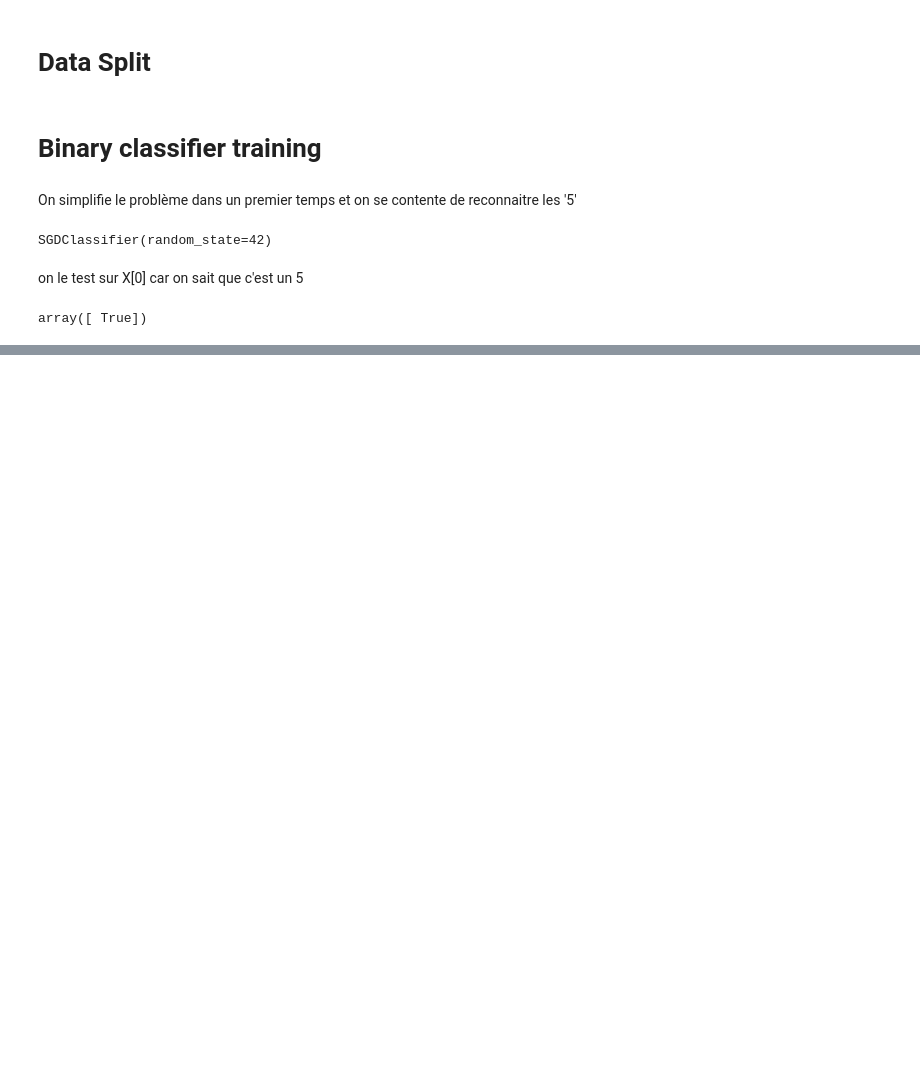
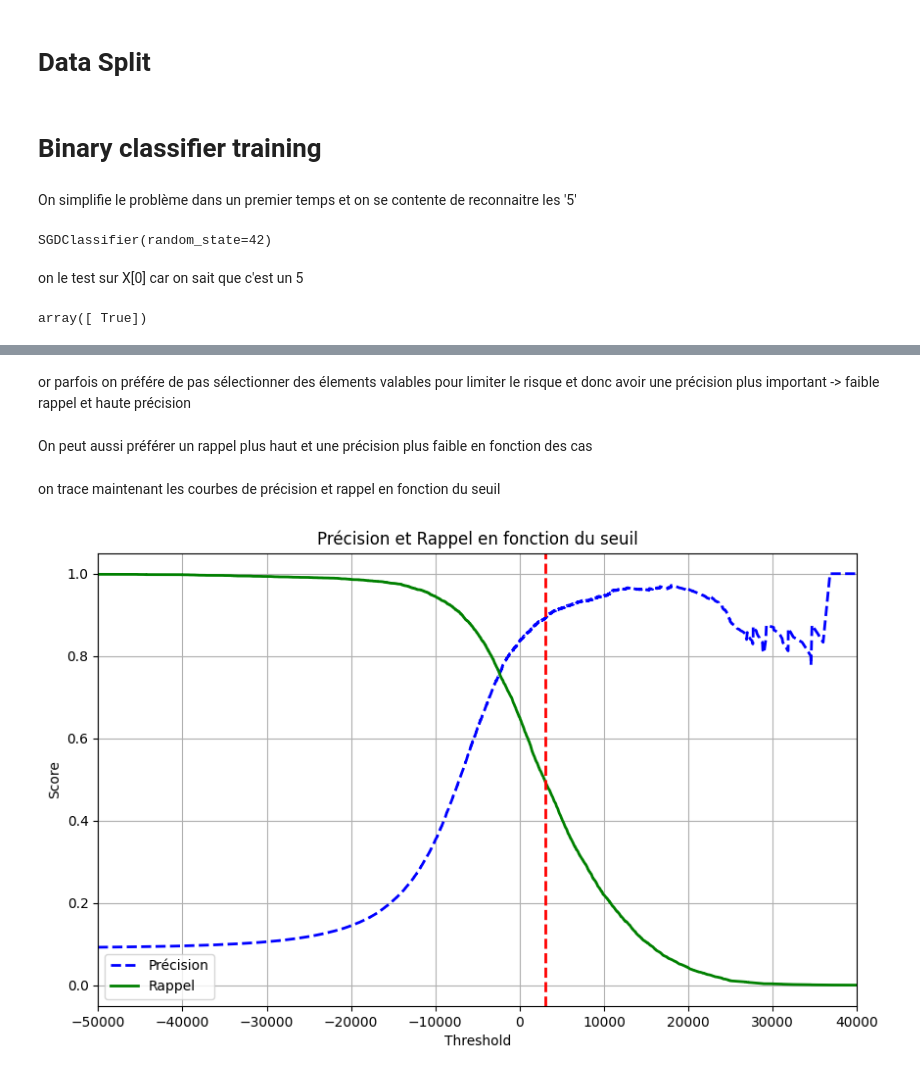
Before and after one commit to el-masry-abdelrhman/Handwritten-Digit-Recognition-in-python, a Jupyter notebook: calligraphy_reader.ipynb, the cells around one changed output, grey strips where cells are left out. Cells and saved outputs as stored; diff of their text form; code cells hidden in the pictures; blank space fills up the shorter version.

```diff
--- a/calligraphy_reader.ipynb
+++ b/calligraphy_reader.ipynb
@@ -85,0 +96,7 @@ Il détecte en effet que c'est un 5
+# %%
+from sklearn.dummy  import DummyClassifier
+
+dummy_clf = DummyClassifier()
+dummy_clf.fit(X_train, y_train_5)
+
+cross_val_score(dummy_clf, X_train, y_train_5, cv=3, scoring="accuracy")
@@ -85,0 +150,32 @@ Il détecte en effet que c'est un 5
+# %% [markdown]
+or parfois on préfére de pas sélectionner des élements valables pour limiter le risque et donc avoir une précision plus important -> faible rappel et haute précision
+# %% [markdown]
+On peut aussi préférer un rappel plus haut et une précision plus faible en fonction des cas
+# %%
+y_scores = cross_val_predict(binary_classifier, X_train, y_train_5, cv=3, method="decision_function")
+# %%
+from sklearn.metrics import precision_recall_curve
+
+precisions, recalls, threshold = precision_recall_curve(y_train_5, y_scores)
+# %% [markdown]
+on trace maintenant les courbes de précision et rappel en fonction du seuil
+# %%
+import numpy as np
+plt.figure(figsize=(10, 6))
+plt.grid(True)
+
+plt.plot(threshold, precisions[:-1], "b--", label="Précision", linewidth=2)
+plt.plot(threshold, recalls[:-1], "g-", label="Rappel", linewidth=2)
+plt.axvline(x=3000, color='r', linestyle='--', linewidth=2)
+
+
+plt.xlabel('Threshold')
+plt.ylabel('Score')
+plt.title('Précision et Rappel en fonction du seuil')
+
+plt.xlim(-50000, 40000)
+plt.legend()
+
+plt.show()
+# %% [output]
+[figure, added]
```
Also changed, not shown: parts of 20 cells of this notebook.
